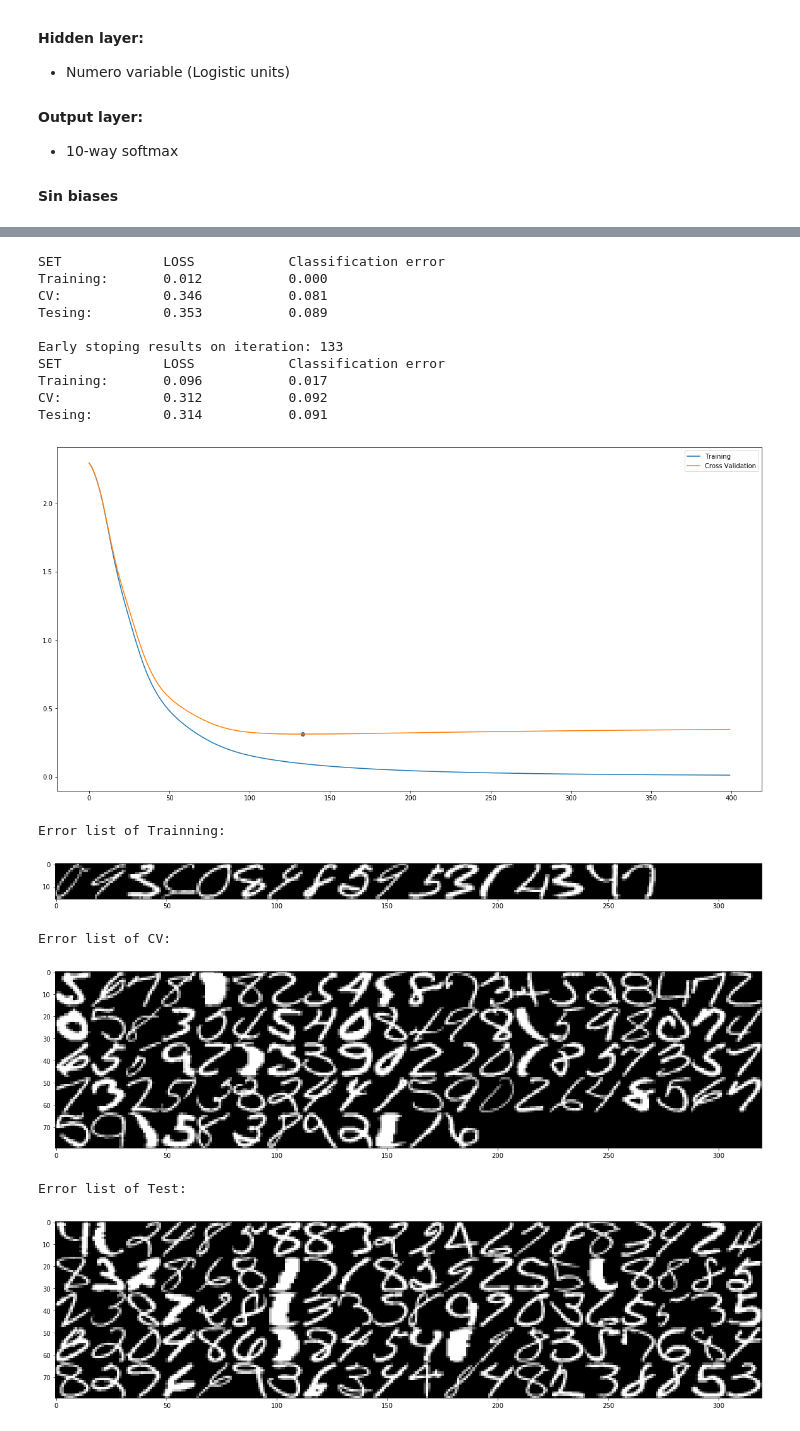
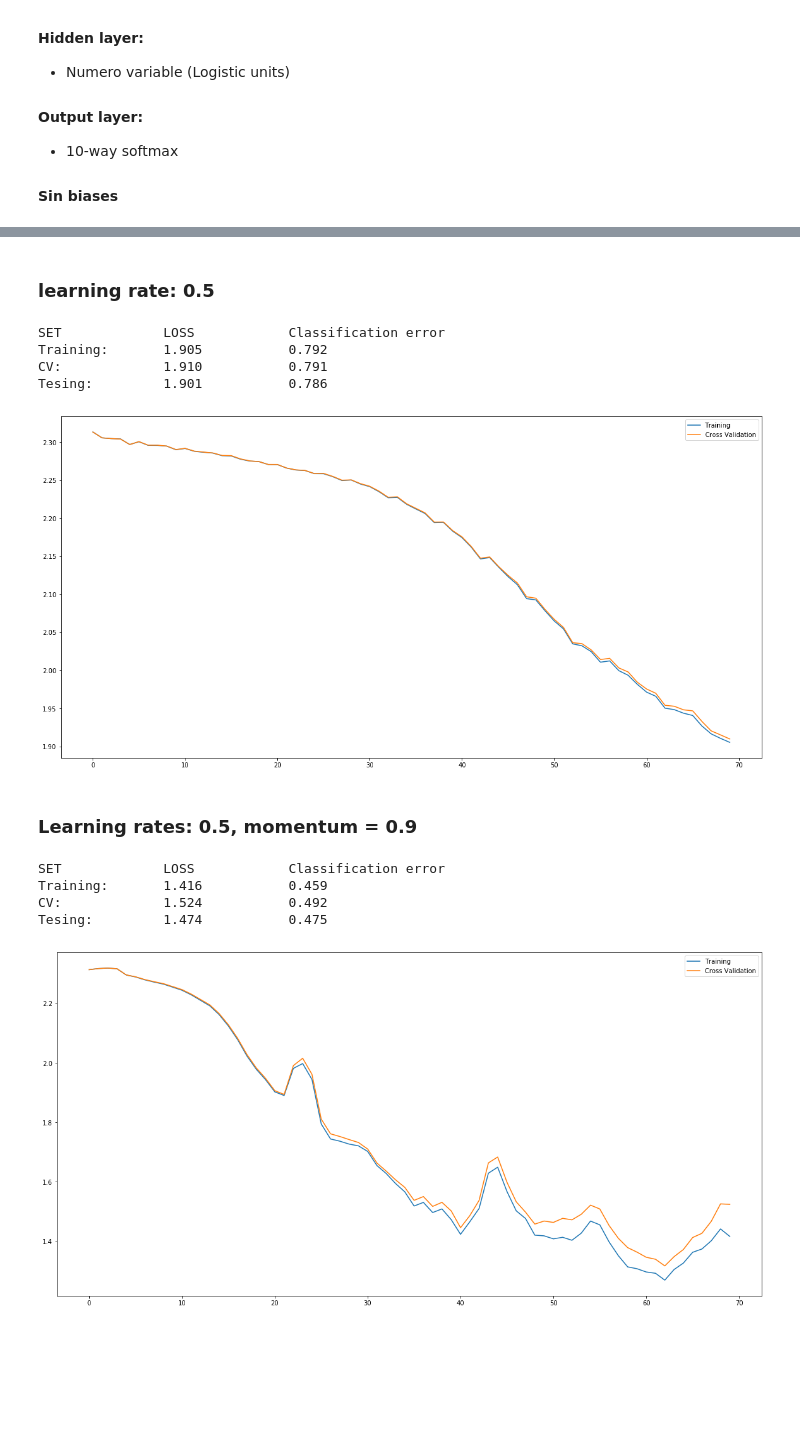
Before and after one commit to jganzabal/NN-Optimization-Generalization, a Jupyter notebook: Digit recognition.ipynb, the cells around one changed output, grey strips where cells are left out. Cells and saved outputs as stored; diff of their text form; code cells hidden in the pictures; blank space fills up the shorter version.

```diff
--- a/Digit recognition.ipynb
+++ b/Digit recognition.ipynb
@@ -221,7 +226,7 @@ def get_errors(model, data_inputs, data_targets):
     targets = np.argmax(data_targets, axis=0) # targets is integer: the target class, plus 1.
     return np.where(choices != targets)
 # %%
-def run_trainig(wd_coefficient = 0, n_hid = 7, n_iters = 0, learning_rate = 0, momentum_multiplier = 0, do_early_stopping = False, mini_batch_size = 0, debug = False):
+def run_trainig(wd_coefficient = 0, n_hid = 7, n_iters = 0, learning_rate = 0, momentum_multiplier = 0, do_early_stopping = False, mini_batch_size = 0, debug = False, print_error_list = False):
     n_training_cases = training_inputs.shape[1]
     model = initial_model(n_hid)
     theta = model_to_theta(model)
@@ -255,9 +260,9 @@ def run_trainig(wd_coefficient = 0, n_hid = 7, n_iters = 0, learning_rate = 0, m
 
     model = theta_to_model(theta)
     print('SET\t\tLOSS\t\tClassification error')
-    print('Training:\t%0.3f'%loss(model, training_inputs, training_targets, wd_coefficient),'\t\t%0.3f'%classification_performance(model, training_inputs, training_targets))
-    print('CV:\t\t%0.3f'%loss(model, validation_inputs, validation_targets, wd_coefficient),'\t\t%0.3f'%classification_performance(model, validation_inputs, validation_targets))
-    print('Tesing:\t\t%0.3f'%loss(model, test_inputs, test_targets, wd_coefficient),'\t\t%0.3f'%classification_performance(model, test_inputs, test_targets))
+    print('Training:\t%0.3f'%loss(model, training_inputs, training_targets, 0),'\t\t%0.3f'%classification_performance(model, training_inputs, training_targets))
+    print('CV:\t\t%0.3f'%loss(model, validation_inputs, validation_targets, 0),'\t\t%0.3f'%classification_performance(model, validation_inputs, validation_targets))
+    print('Tesing:\t\t%0.3f'%loss(model, test_inputs, test_targets, 0),'\t\t%0.3f'%classification_performance(model, test_inputs, test_targets))
     print()
 
     if do_early_stopping:
@@ -265,9 +270,9 @@ def run_trainig(wd_coefficient = 0, n_hid = 7, n_iters = 0, learning_rate = 0, m
         model = theta_to_model(theta)
         print('Early stoping results on iteration:', best_so_far_after_n_iters)
         print('SET\t\tLOSS\t\tClassification error')
-        print('Training:\t%0.3f'%loss(model, training_inputs, training_targets, wd_coefficient),'\t\t%0.3f'%classification_performance(model, training_inputs, training_targets))
-        print('CV:\t\t%0.3f'%loss(model, validation_inputs, validation_targets, wd_coefficient),'\t\t%0.3f'%classification_performance(model, validation_inputs, validation_targets))
-        print('Tesing:\t\t%0.3f'%loss(model, test_inputs, test_targets, wd_coefficient),'\t\t%0.3f'%classification_performance(model, test_inputs, test_targets))
+        print('Training:\t%0.3f'%loss(model, training_inputs, training_targets, 0),'\t\t%0.3f'%classification_performance(model, training_inputs, training_targets))
+        print('CV:\t\t%0.3f'%loss(model, validation_inputs, validation_targets, 0),'\t\t%0.3f'%classification_performance(model, validation_inputs, validation_targets))
+        print('Tesing:\t\t%0.3f'%loss(model, test_inputs, test_targets, 0),'\t\t%0.3f'%classification_performance(model, test_inputs, test_targets))
         print()
 
 
@@ -278,14 +283,15 @@ def run_trainig(wd_coefficient = 0, n_hid = 7, n_iters = 0, learning_rate = 0, m
     if do_early_stopping:
         plt.scatter(best_so_far_after_n_iters, best_so_far_validation_loss)
     plt.show()
-    print('Error list of Trainning:')
-    error_list_training = list(get_errors(model, training_inputs, training_targets)[0])[:100]
-    if (len(error_list_training)>0):
-        plot_list_numbers(training_inputs, error_list_training, columns = 20)
-    print('Error list of CV:')
-    error_list_validation = list(get_errors(model, validation_inputs, validation_targets)[0])[:100]
-    plot_list_numbers(validation_inputs, error_list_validation, columns = 20)
-    print('Error list of Test:')
-    error_list_test = list(get_errors(model, test_inputs, test_targets)[0])[:100]
-    plot_list_numbers(test_inputs, error_list_test, columns = 20)
+    if print_error_list:
+        print('Error list of Trainning:')
+        error_list_training = list(get_errors(model, training_inputs, training_targets)[0])[:100]
+        if (len(error_list_training)>0):
+            plot_list_numbers(training_inputs, error_list_training, columns = 20)
+        print('Error list of CV:')
+        error_list_validation = list(get_errors(model, validation_inputs, validation_targets)[0])[:100]
+        plot_list_numbers(validation_inputs, error_list_validation, columns = 20)
+        print('Error list of Test:')
+        error_list_test = list(get_errors(model, test_inputs, test_targets)[0])[:100]
+        plot_list_numbers(test_inputs, error_list_test, columns = 20)
     return model
@@ -291,0 +304,5 @@ def run_trainig(wd_coefficient = 0, n_hid = 7, n_iters = 0, learning_rate = 0, m
+# %%
+N_hidden_units = 10
+iterations = 70
+mini_batch_size = 4
+early_stop = False
@@ -292,20 +321,20 @@ def run_trainig(wd_coefficient = 0, n_hid = 7, n_iters = 0, learning_rate = 0, m
+# %% [markdown]
+### learning rate: 0.5
+# %%
+model = run_trainig(learning_rate = 0.5,n_hid = N_hidden_units, n_iters = iterations, momentum_multiplier = 0, do_early_stopping = early_stop, mini_batch_size = mini_batch_size, debug = False)
+# %% [output]
+SET             LOSS            Classification error
+Training:       1.905           0.792
+CV:             1.910           0.791
+Tesing:         1.901           0.786
+[figure, added]
+# %% [markdown]
+### Learning rates: 0.5, momentum  = 0.9
 # %%
-model = run_trainig(debug = False, wd_coefficient = 0, n_hid = 100, n_iters = 400, learning_rate = 0.35, momentum_multiplier = 0.9, do_early_stopping = True, mini_batch_size = 500)
+model = run_trainig(learning_rate = 0.5,n_hid = N_hidden_units, n_iters = iterations, momentum_multiplier = 0.9, do_early_stopping = early_stop, mini_batch_size = mini_batch_size, debug = False)
 # %% [output]
 SET             LOSS            Classification error
-Training:       0.012           0.000
-CV:             0.346           0.081
-Tesing:         0.353           0.089
-
-Early stoping results on iteration: 133
-SET             LOSS            Classification error
-Training:       0.096           0.017
-CV:             0.312           0.092
-Tesing:         0.314           0.091
+Training:       1.416           0.459
+CV:             1.524           0.492
+Tesing:         1.474           0.475
-[figure, old version]
+[figure, new version]
-Error list of Trainning:
-[figure, removed]
-Error list of CV:
-[figure, removed]
-Error list of Test:
-[figure, removed]
```
Also changed, not shown: parts of 30 cells of this notebook.
